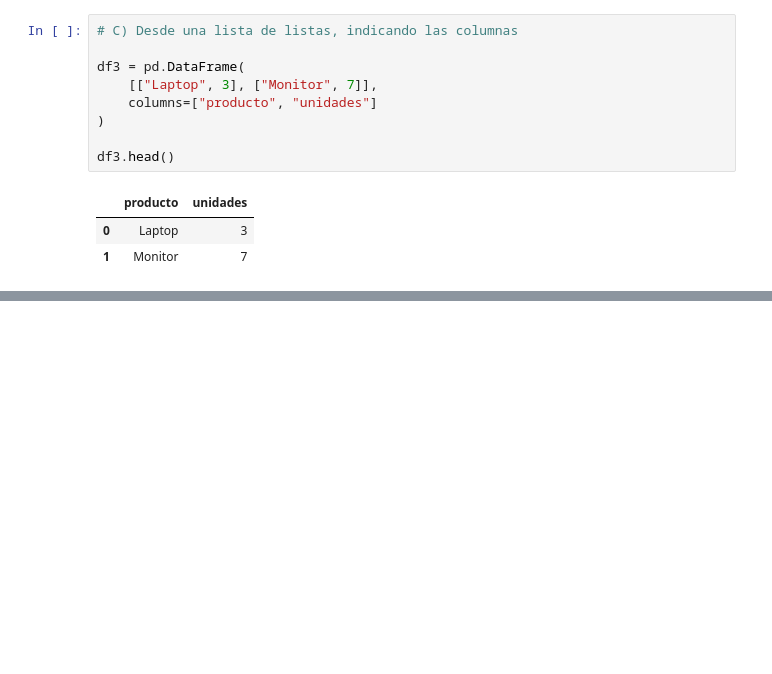
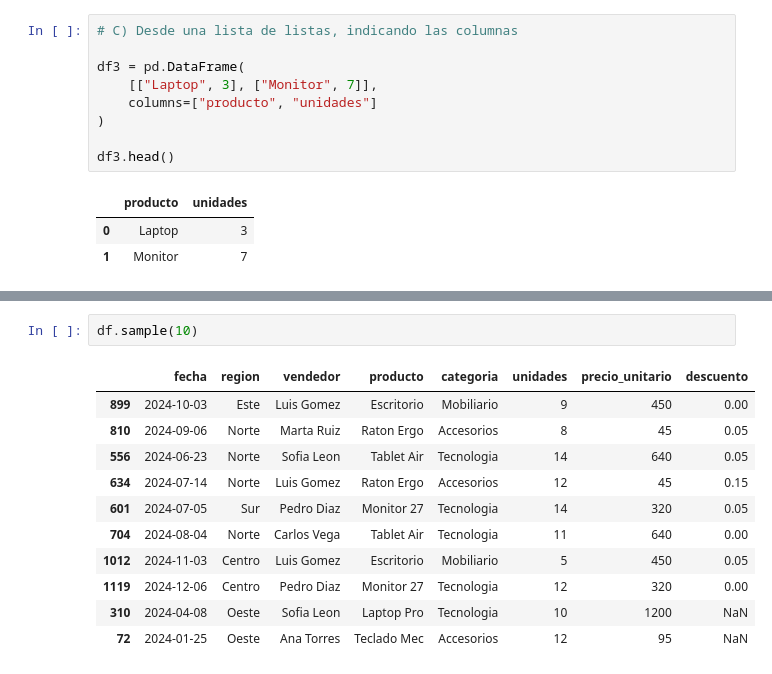
Before and after one commit to edex10ed-source/01-python-intro, a Jupyter notebook: notebooks/19_10082026_pandas.ipynb, the cells around one changed output, grey strips where cells are left out. Saved outputs shown, nothing was run; the diff lists cells and outputs as text; blank space fills up the shorter version.

```diff
--- a/notebooks/19_10082026_pandas.ipynb
+++ b/notebooks/19_10082026_pandas.ipynb
@@ -70,0 +207,14 @@ df3.head()
+# %%
+df.sample(10)
+# %% [output]
+|  | fecha | region | vendedor | producto | categoria | unidades | precio_unitario | descuento |
+| 899 | 2024-10-03 | Este | Luis Gomez | Escritorio | Mobiliario | 9 | 450 | 0.00 |
+| 810 | 2024-09-06 | Norte | Marta Ruiz | Raton Ergo | Accesorios | 8 | 45 | 0.05 |
+| 556 | 2024-06-23 | Norte | Sofia Leon | Tablet Air | Tecnologia | 14 | 640 | 0.05 |
+| 634 | 2024-07-14 | Norte | Luis Gomez | Raton Ergo | Accesorios | 12 | 45 | 0.15 |
+| 601 | 2024-07-05 | Sur | Pedro Diaz | Monitor 27 | Tecnologia | 14 | 320 | 0.05 |
+| 704 | 2024-08-04 | Norte | Carlos Vega | Tablet Air | Tecnologia | 11 | 640 | 0.00 |
+| 1012 | 2024-11-03 | Centro | Luis Gomez | Escritorio | Mobiliario | 5 | 450 | 0.05 |
+| 1119 | 2024-12-06 | Centro | Pedro Diaz | Monitor 27 | Tecnologia | 12 | 320 | 0.00 |
+| 310 | 2024-04-08 | Oeste | Sofia Leon | Laptop Pro | Tecnologia | 10 | 1200 | NaN |
+| 72 | 2024-01-25 | Oeste | Ana Torres | Teclado Mec | Accesorios | 12 | 95 | NaN |
```
Also changed, not shown: parts of 25 cells of this notebook.
